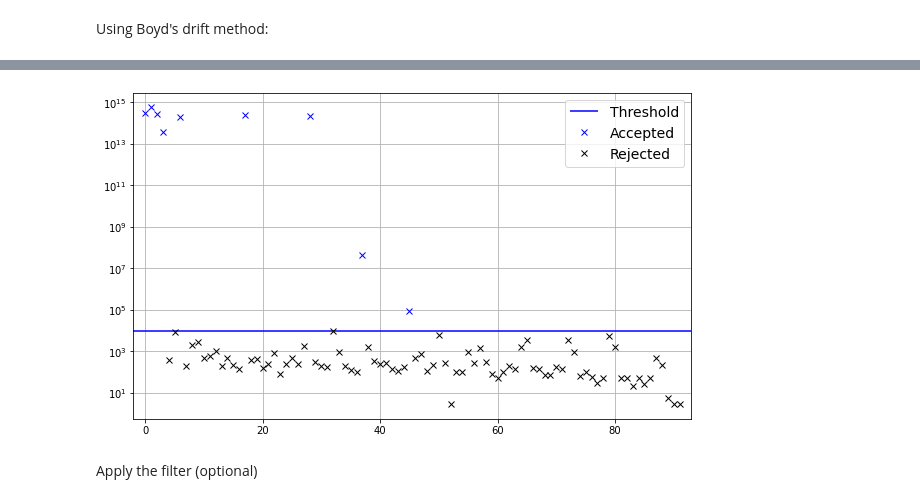
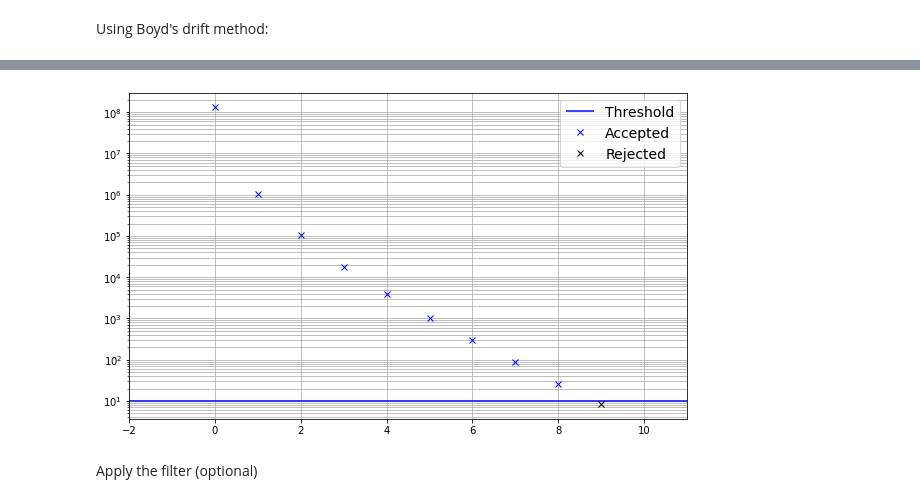
Before and after one commit to GentleMin/PlesioGeostroPy, a Jupyter notebook: Eigen_Post.ipynb, the cells around one changed output, grey strips where cells are left out. Cells and saved outputs as stored; diff of their text form; code cells hidden in the pictures.

```diff
--- a/Eigen_Post.ipynb
+++ b/Eigen_Post.ipynb
@@ -355,7 +486,9 @@ from pg_utils.numerics import matrices as nmatrix
 # eigenfile = "./out/eigen/Toroidal_Quadrupole/Transformed/eigen_m3_Le-2_N50.h5"
 # eigenfile = "./out/eigen/Toroidal_Quadrupole/Reduced/eigen_m3_Le-2_N80.h5"
 # eigenfile = "./out/eigen/Poloidal_Dipole/Reduced/eigen_m3_N50.h5"
-eigenfile = "./out/eigen/Poloidal_Dipole/Reduced/eigen_m3_Le1e-4_N50_p113.h5"
+eigenfile = "./out/eigen/Poloidal_Dipole/Reduced/eigen_m3_Le1e-4_N120_p113_hybrid.h5"
+# eigenfile = "./out/eigen/Poloidal_Dipole/Reduced/eigen_m1_Le1e-4_N80_p113.h5"
+# eigenfile = "./out/eigen/Poloidal_Dipole/Transformed_ext/eigen_m3_Le1e-4_N160_p113.h5"
 
 with h5py.File(eigenfile, 'r') as fread:
     xpd_identifier = fread.attrs["xpd"]
@@ -408,7 +541,10 @@ eig_vals_classes = [eig_class[0] for eig_class in eig_vals_classes]
 (Optional)
 An additional resolution dataset is needed for filtering
 # %%
-comp_file = "./out/eigen/Poloidal_Dipole/Reduced/eigen_m3_Le1e-4_N80_p113.h5"
+# comp_file = "./out/eigen/Poloidal_Dipole/Reduced/eigen_m1_Le1e-4_N50_p113.h5"
+comp_file = "./out/eigen/Poloidal_Dipole/Reduced/eigen_m3_Le1e-4_N80_p113_hybrid.h5"
+# comp_file = "./out/eigen/Poloidal_Dipole/Reduced/eigen_m3_Le1e-4_N160_p113_cpt.h5"
+# comp_file = "./out/eigen/Poloidal_Dipole/Transformed_ext/eigen_m3_Le1e-4_N120_p113.h5"
 
 with h5py.File(comp_file, 'r') as fread:
     eig_vals_comp = fread["eigval"][()]
@@ -420,24 +577,24 @@ Using Boyd's drift method:
 # %%
-class_idx = 0
+class_idx = 1
 
 src_idx_base = 0
 src_idx_comp = 1
 
 eig_drift, eig_nearest = nutils.eigen_drift(eig_vals_classes[class_idx], eig_vals_classes_comp[class_idx])
-drift_thresh = 1e+4
+drift_thresh = 1e+1
 drift_filter = 1./(eig_drift + 1e-16) > drift_thresh
 
 fig, ax = plt.subplots(figsize=(10, 6))
 ax.hlines([drift_thresh,], -2, eig_drift.size + 1, 'b', label="Threshold")
 ax.semilogy(np.arange(eig_drift.size)[drift_filter], 1./(eig_drift[drift_filter] + 1e-16), 'bx', label="Accepted")
 ax.semilogy(np.arange(eig_drift.size)[~drift_filter], 1./(eig_drift[~drift_filter] + 1e-16), 'kx', label="Rejected")
 ax.grid(which="both")
 ax.set_xlim([-2, eig_drift.size + 1])
 ax.legend(fontsize=14)
 
 plt.show()
 # %% [output]
-[figure, old version]
+[figure, new version]
 # %% [markdown]
 Apply the filter (optional)
 # %%
```
Also changed, not shown: parts of 51 cells of this notebook, 12 other files.
